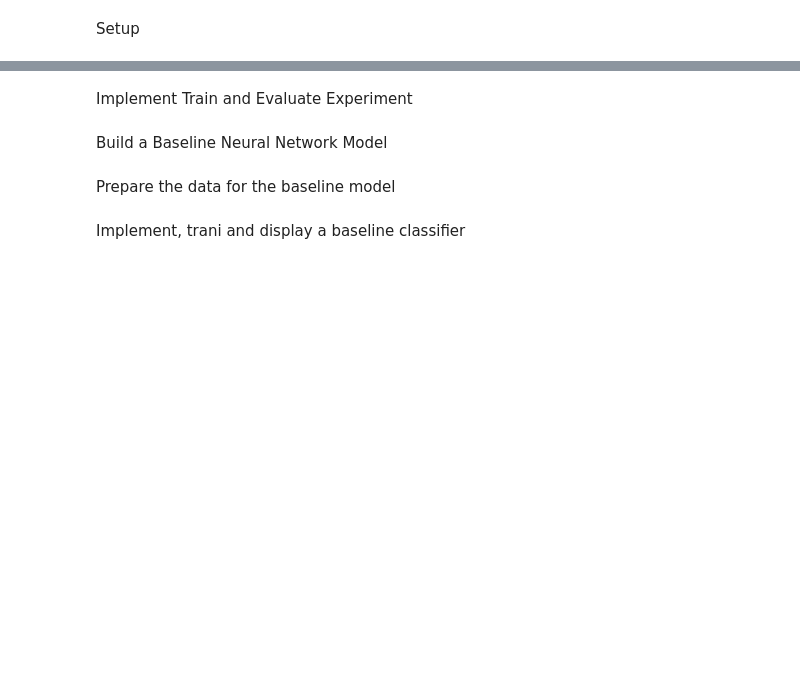
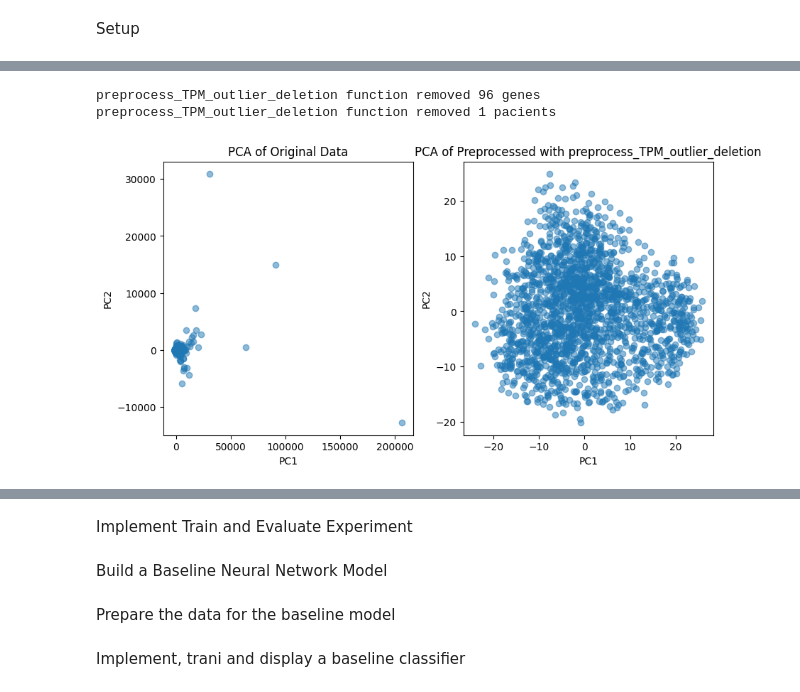
Before and after one commit to xandri99/Thesis, a Jupyter notebook: notebooks/GCNN_Keras.ipynb, the cells around one changed output, grey strips where cells are left out. Saved outputs shown, nothing was run; the diff lists cells and outputs as text; code cells hidden in the pictures; blank space fills up the shorter version.

```diff
--- a/notebooks/GCNN_Keras.ipynb
+++ b/notebooks/GCNN_Keras.ipynb
@@ -53,0 +67,72 @@ nx.draw_spring(cora_graph, node_size=15, node_color=subjects)
+# %%
+def preprocess_TPM_outlier_deletion(raw_data, expression_th):
+
+    """
+    Cleans raw data by filtering out low expression genes, applying log transformation, and removing outliers based on PCA analysis.
+
+    Parameters:
+    - raw_data (DataFrame): The raw data as a pandas DataFrame.
+    - expression_th (int): The value of expression under which genes are eliminated.
+
+    Returns:
+    - DataFrame: The dataset after preprocessing and outlier removal.
+    """
+    # Filter out genes with low expression across all samples
+    cleaned_dataset = raw_data.loc[:, (raw_data > expression_th).any(axis=0)].copy()
+
+    # Apply log2 transformation to all values except for the first column (gene identifiers)
+    cleaned_dataset.iloc[:, 1:] = np.log2(cleaned_dataset.iloc[:, 1:] + 1)
+
+    # Outlier detection and removal based on PCA
+    pca = PCA(n_components=2)
+    pca_result = pca.fit_transform(cleaned_dataset.iloc[:, 1:])  # NOT Transpose to have samples as rows for PCA
+    z_scores = np.abs(stats.zscore(pca_result, axis=0))
+    good_samples = (z_scores < 3).all(axis=1)                      # Keeping samples within 3 standard deviations
+    cleaned_dataset = cleaned_dataset[good_samples]
+
+    # Data Standardization (Z-score normalization)
+    cleaned_dataset.iloc[:, 1:] = cleaned_dataset.iloc[:, 1:].apply(stats.zscore, axis=0)
+
+    # Print the number of genes removed
+    num_genes_removed = raw_data.shape[1] - cleaned_dataset.shape[1]
+    print(f"preprocess_TPM_outlier_deletion function removed {num_genes_removed} genes")
+
+    # Print the number of genes removed
+    num_pacients_removed = raw_data.shape[0] - cleaned_dataset.shape[0]
+    print(f"preprocess_TPM_outlier_deletion function removed {num_pacients_removed} pacients")
+
+    return cleaned_dataset
+
+def plot_pca(dataframe, title, ax = None):
+    """
+    Performs PCA on the provided dataframe and plots the first two principal components for visualization.
+
+    Parameters:
+    - dataframe (DataFrame): The dataframe to perform PCA on.
+    - title (str): The title of the plot.
+
+    Returns:
+    - None, it generates the plot
+    """
+    # Perform PCA analysis
+    pca = PCA(n_components=2)
+    pca_result = pca.fit_transform(dataframe.iloc[:, 1:].T)
+
+    # Plot the first two principal components
+    if ax is None:
+        fig, ax = plt.subplots()
+    ax.scatter(pca_result[:, 0], pca_result[:, 1], alpha=0.5)
+    ax.set_title(title)
+    ax.set_xlabel('PC1')
+    ax.set_ylabel('PC2')
+
+
+transcriptomics_clean = preprocess_TPM_outlier_deletion(transcriptomics_dataset, expression_th = 1)
+
+fig, axs = plt.subplots(1, 2, figsize=(10, 5))
+plot_pca(transcriptomics_dataset, title='PCA of Original Data', ax=axs[0])
+plot_pca(transcriptomics_clean, title='PCA of Preprocessed with preprocess_TPM_outlier_deletion', ax=axs[1])
+# %% [output]
+preprocess_TPM_outlier_deletion function removed 96 genes
+preprocess_TPM_outlier_deletion function removed 1 pacients
+[figure, added]
```
Also changed, not shown: parts of 17 cells of this notebook.
